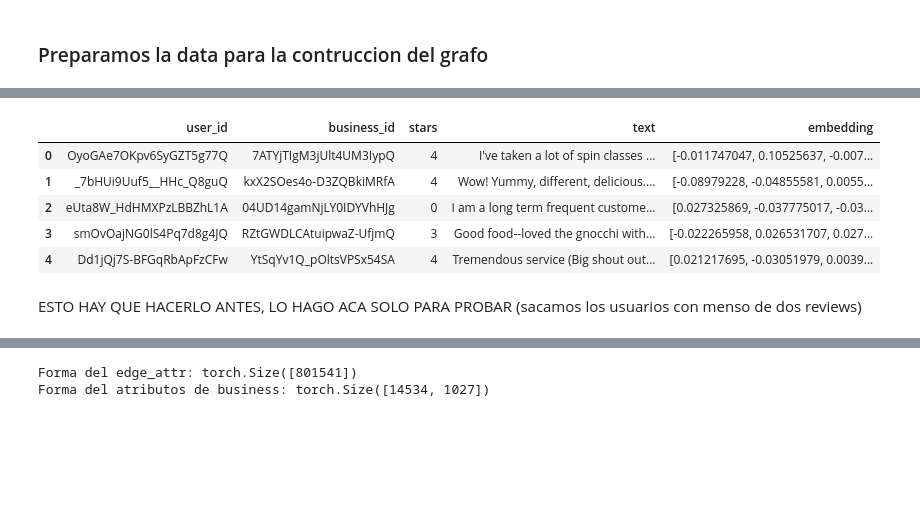
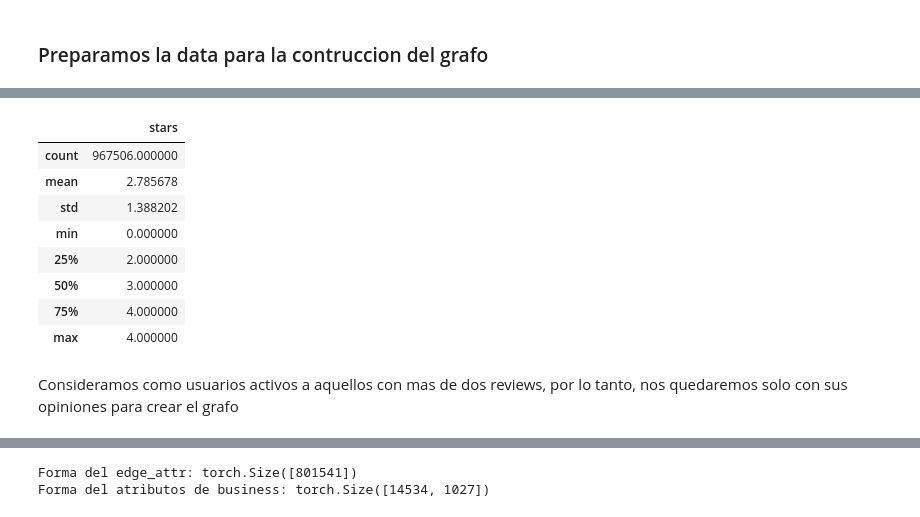
Before and after one commit to FranMoscato/tp_yelp, a Jupyter notebook: grafos_script.ipynb, the cells around one changed output, grey strips where cells are left out. Cells and saved outputs as stored; diff of their text form; code cells hidden in the pictures; blank space fills up the shorter version.

```diff
--- a/grafos_script.ipynb
+++ b/grafos_script.ipynb
@@ -142,16 +161,19 @@ df_users.head()
 path = os.path.join(current_dir, "yelp_dataset", 'reviews_con_embeddings.pkl')
 reviews_cargados = pd.read_pickle(path)
 # %%
-reviews_cargados.head()
+reviews_cargados.describe()
 # %% [output]
-|  | user_id | business_id | stars | text | embedding |
-| 0 | OyoGAe7OKpv6SyGZT5g77Q | 7ATYjTIgM3jUlt4UM3IypQ | 4 | I've taken a lot of spin classes ... | [-0.011747047, 0.10525637, -0.007... |
-| 1 | _7bHUi9Uuf5__HHc_Q8guQ | kxX2SOes4o-D3ZQBkiMRfA | 4 | Wow! Yummy, different, delicious.... | [-0.08979228, -0.04855581, 0.0055... |
-| 2 | eUta8W_HdHMXPzLBBZhL1A | 04UD14gamNjLY0IDYVhHJg | 0 | I am a long term frequent custome... | [0.027325869, -0.037775017, -0.03... |
-| 3 | smOvOajNG0lS4Pq7d8g4JQ | RZtGWDLCAtuipwaZ-UfjmQ | 3 | Good food--loved the gnocchi with... | [-0.022265958, 0.026531707, 0.027... |
-| 4 | Dd1jQj7S-BFGqRbApFzCFw | YtSqYv1Q_pOltsVPSx54SA | 4 | Tremendous service (Big shout out... | [0.021217695, -0.03051979, 0.0039... |
+|  | stars |
+| count | 967506.000000 |
+| mean | 2.785678 |
+| std | 1.388202 |
+| min | 0.000000 |
+| 25% | 2.000000 |
+| 50% | 3.000000 |
+| 75% | 4.000000 |
+| max | 4.000000 |
 # %% [markdown]
-ESTO HAY QUE HACERLO ANTES, LO HAGO ACA SOLO PARA PROBAR (sacamos los usuarios con menso de dos reviews)
+Consideramos como usuarios activos a aquellos con mas de dos reviews, por lo tanto, nos quedaremos solo con sus opiniones para crear el grafo
 # %%
 MIN_REVIEWS = 2
 
```
Also changed, not shown: parts of 36 cells of this notebook, 1 other file.
